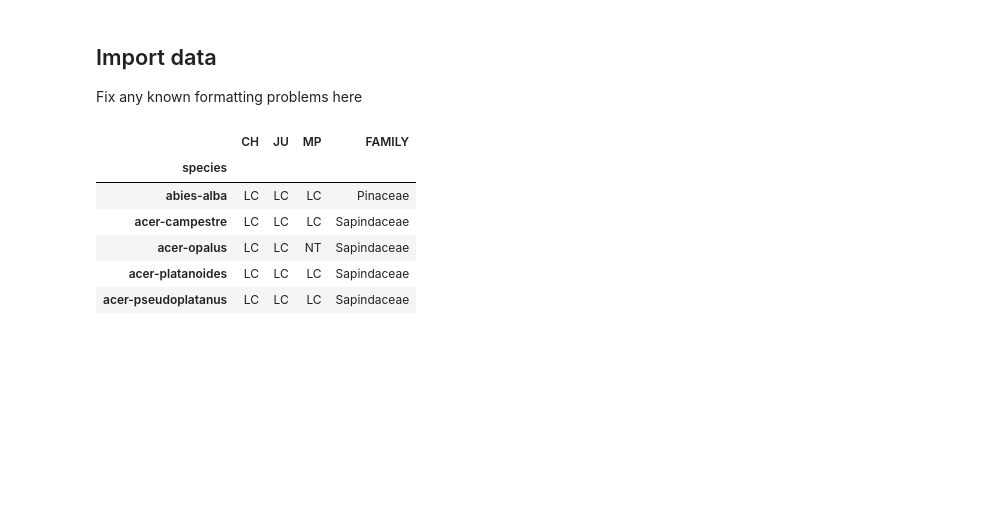
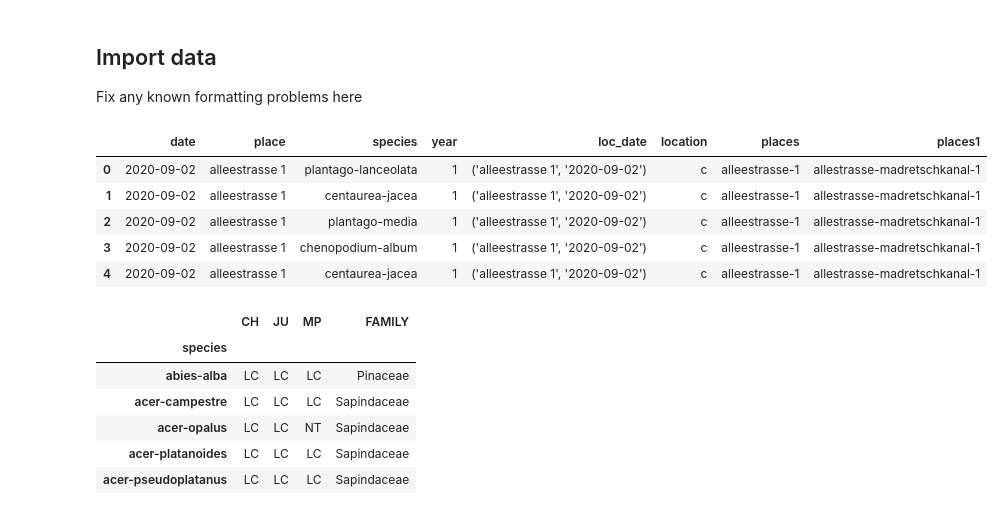
Before and after one commit to thorerismann/flora-buckets, a Jupyter notebook: species_watch_lists.ipynb, the cells around one changed output. Saved outputs shown, nothing was run; the diff lists cells and outputs as text; code cells hidden in the pictures; blank space fills up the shorter version.

```diff
--- a/species_watch_lists.ipynb
+++ b/species_watch_lists.ipynb
@@ -91,8 +91,9 @@ def columns_to_lower(df, oldnames):
 
 def to_place_slug(x):
     try:
-        int_data = x.split()
-        data = "-".join(int_data)
+        int_data = x.strip("-")
+        datas = int_data.split()
+        data = "-".join(datas)
         data = data.lower()
     except:
         data = "none"
@@ -109,7 +110,7 @@ biel52 = pd.read_csv("resources/atlas5x5/Atlas5x5_580_215.csv", encoding = "utf-
 biel53 = pd.read_csv("resources/atlas5x5/Atlas5x5_580_220.csv", encoding = "utf-16")
 biel54 = pd.read_csv("resources/atlas5x5/Atlas5x5_580_220.csv", encoding = "utf-16")
 sk = pd.read_csv("resources/2020-2021-keys.csv")
-
+locs = pd.read_csv("resources/inprocess/surveys-2021.csv", encoding = "utf-8")
 
 from numpy.random import default_rng
 rng = default_rng()
@@ -138,7 +139,6 @@ priority.rename(columns={"jura":"JU", "plateau":"MP"},inplace=True)
 priority.drop_duplicates(subset="species", inplace=True)
 priority.set_index("species", inplace=True, drop=True)
 
-
 redlist = change_a_column_value(redlist, "species", "species", to_slug)[["species", "CH", "JU", "MP", "FAMILY"]]
 redlist.drop_duplicates(subset="species", inplace=True)
 redlist.set_index("species", inplace=True, drop=True)
@@ -160,6 +160,12 @@ biel54 = change_a_column_value(biel54, "species", "species", to_slug)
 biel54["biel"] = "biel"
 biel54.set_index("species", inplace = True, drop = True)
 
+#survey location file formatting
+locs["place"]= locs.name.map(lambda x: to_place_slug(x))
+
+
+# Replace old 2020 place names with the new overlapping 2021 scheme. Around 50.
+# Around 50 remain in old nomenclature.
 sk["y1"] = sk["2020"]
 sk["y2"] = sk["2021"]
 sk.set_index("2020", inplace = True, drop = True)
@@ -169,7 +175,7 @@ for a in sk.index:
 sk.set_index("y1", inplace = True, drop = True)
 sk = sk.drop(labels = ["2021"], axis = 1)
 
-surveys = change_a_column_value(surveys, "place", "places", to_slug)
+surveys["places"] = surveys.place.map(lambda x:to_place_slug(x))
 
 def replace_y1y2(x):
         if x in sk.index:
@@ -179,6 +185,15 @@ def replace_y1y2(x):
         return data
 
 surveys['places1'] = surveys.places.map(lambda x: replace_y1y2(x))
+# %%
+surveys.head()
+# %% [output]
+|  | date | place | species | year | loc_date | location | places | places1 |
+| 0 | 2020-09-02 | alleestrasse 1 | plantago-lanceolata | 1 | ('alleestrasse 1', '2020-09-02') | c | alleestrasse-1 | allestrasse-madretschkanal-1 |
+| 1 | 2020-09-02 | alleestrasse 1 | centaurea-jacea | 1 | ('alleestrasse 1', '2020-09-02') | c | alleestrasse-1 | allestrasse-madretschkanal-1 |
+| 2 | 2020-09-02 | alleestrasse 1 | plantago-media | 1 | ('alleestrasse 1', '2020-09-02') | c | alleestrasse-1 | allestrasse-madretschkanal-1 |
+| 3 | 2020-09-02 | alleestrasse 1 | chenopodium-album | 1 | ('alleestrasse 1', '2020-09-02') | c | alleestrasse-1 | allestrasse-madretschkanal-1 |
+| 4 | 2020-09-02 | alleestrasse 1 | centaurea-jacea | 1 | ('alleestrasse 1', '2020-09-02') | c | alleestrasse-1 | allestrasse-madretschkanal-1 |
 # %%
 speclist = ["tulipa-aximensis", "tulipa-raddii","conopodium-majus","centaurea-nigra"]
 genuslist = ["salix", "ligustrum", "taraxacum", "rubus", "thymus","crepis","cotoneaster","solidago", "acer",
```
Also changed, not shown: parts of 3 cells of this notebook, 4 other files.
